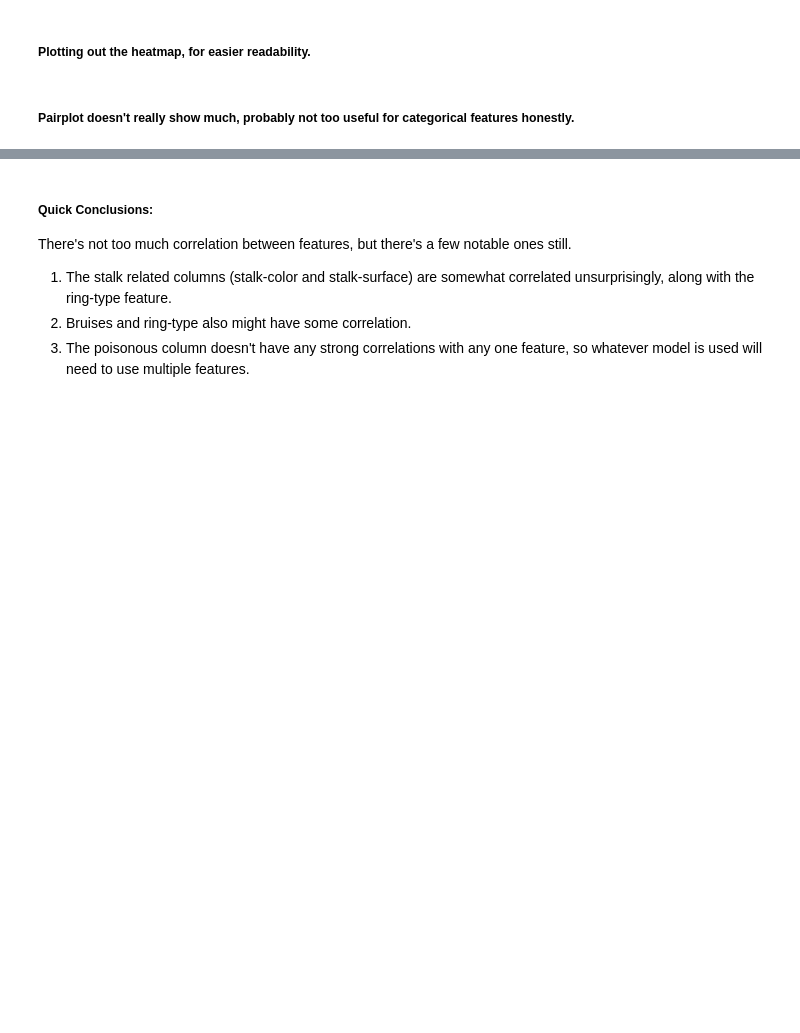
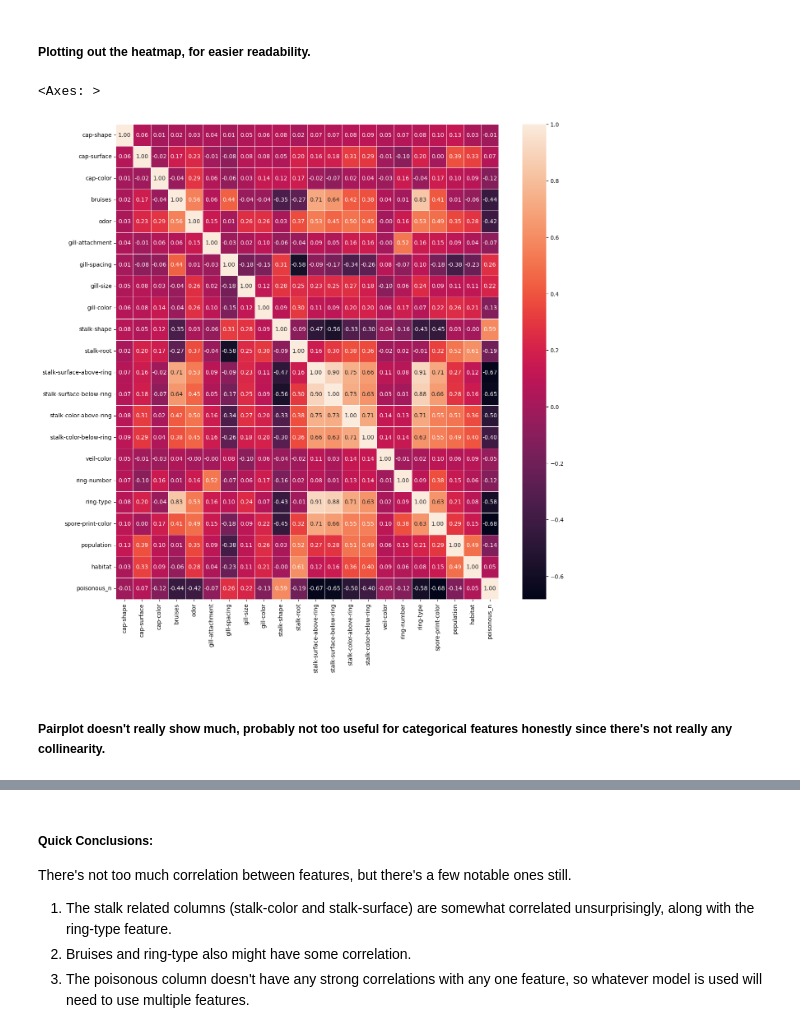
Before and after one commit to bxue2/Supervised-Learning-Final, a Jupyter notebook: mushroom_models.ipynb, the cells around one changed output, grey strips where cells are left out. Drawn from its saved outputs; the diff is of its cells as text; code cells hidden in the pictures; blank space fills up the shorter version.

```diff
--- a/mushroom_models.ipynb
+++ b/mushroom_models.ipynb
@@ -159,15 +116,18 @@ dfm_cor
 ##### Plotting out the heatmap, for easier readability.
 # %%
 #Heatmap
-# plt.figure(figsize=(15,15))
-# sns.heatmap(dfm_cor, linewidths=.5, annot=True, fmt=".2f")
+plt.figure(figsize=(15,15))
+sns.heatmap(dfm_cor, linewidths=.5, annot=True, fmt=".2f")
 
 # Not too many correlations, notable ones:
 # The stalk-related columns are correlated, also correlated with ring-type
 # Possible correlation between ring-type and bruises as well
 
 # Not much individual correlation with poisonous, closest is stalk-shape
+# %% [output]
+<Axes: >
+[figure, added]
 # %% [markdown]
-##### Pairplot doesn't really show much, probably not too useful for categorical features honestly.
+##### Pairplot doesn't really show much, probably not too useful for categorical features honestly since there's not really any collinearity.
 # %%
 #Pairplot
```
Also changed, not shown: parts of 16 cells of this notebook.
